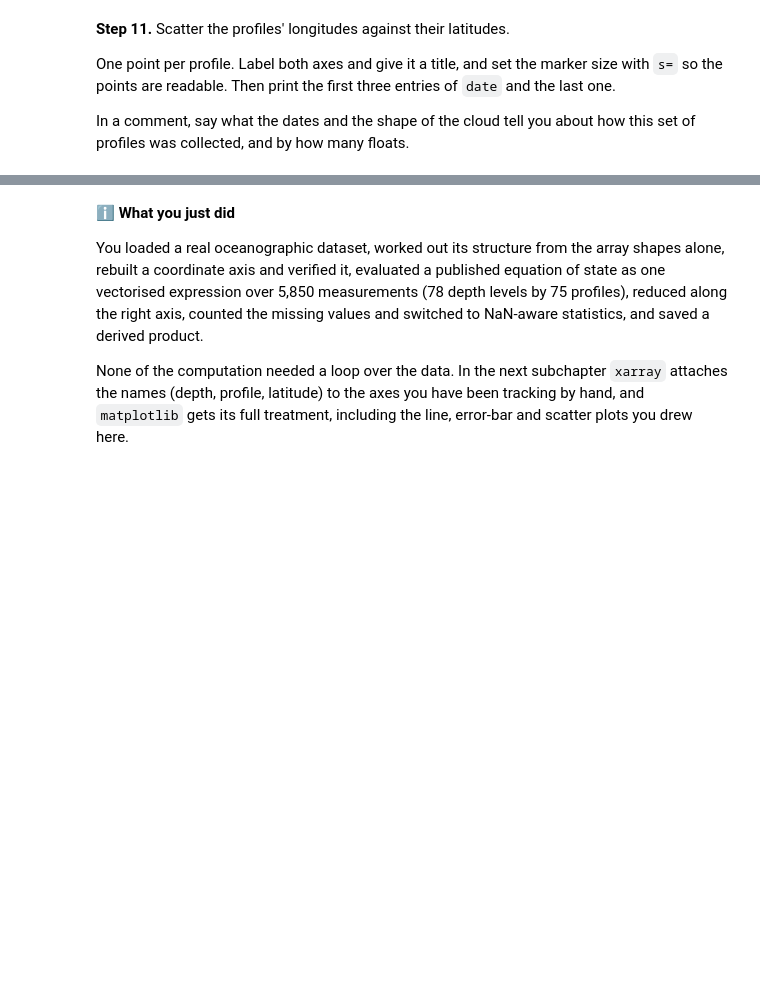
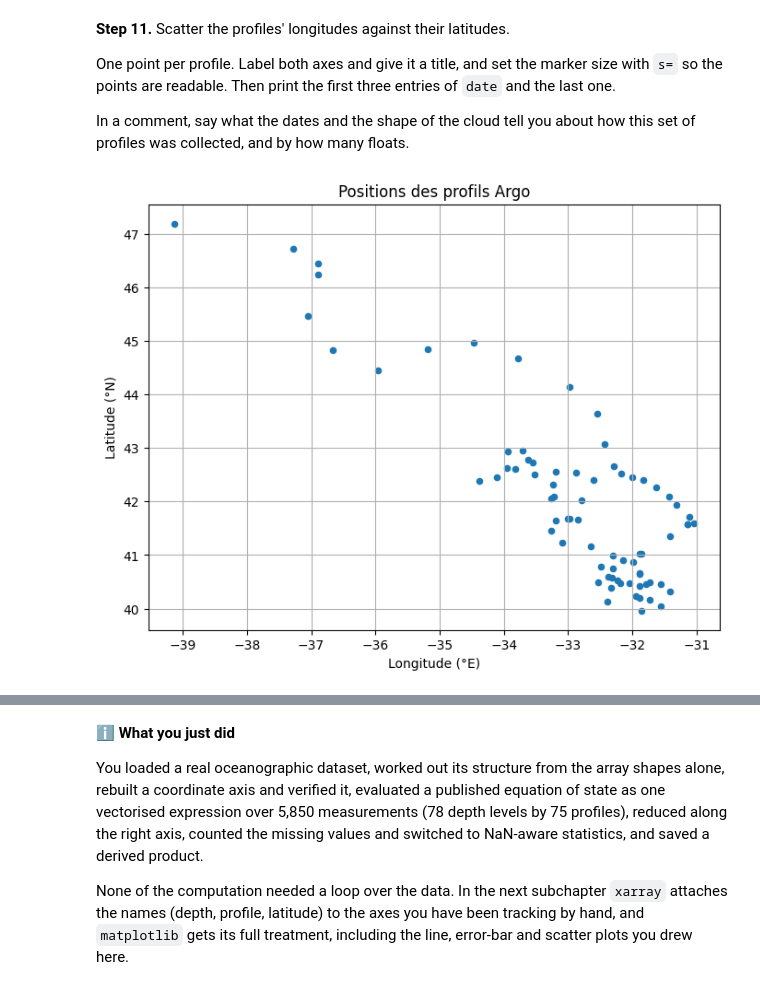
Before and after one commit to Rouliiane/2026_Intro_Python, a Jupyter notebook: part-I/1.3-numpy-exercises.ipynb, the cells around one changed output, grey strips where cells are left out. Drawn from its saved outputs; the diff is of its cells as text; code cells hidden in the pictures; blank space fills up the shorter version.

```diff
--- a/part-I/1.3-numpy-exercises.ipynb
+++ b/part-I/1.3-numpy-exercises.ipynb
@@ -1059,0 +1100,28 @@ profiles was collected, and by how many floats.
+# %%
+# Your solution here
+# Hint: plt.scatter(lon, lat)
+# Hint: lon and lat have one entry per profile, not per level
+# Hint: look at the spacing between consecutive dates
+
+import matplotlib.pyplot as plt
+
+plt.figure(figsize=(8, 6))
+plt.scatter(lon, lat, s=20)
+plt.xlabel("Longitude (°E)")
+plt.ylabel("Latitude (°N)")
+plt.title("Positions des profils Argo")
+plt.grid(True)
+plt.show()
+
+print("Trois premières dates de collecte:", date[:3])
+print("Dernière date de collecte:", date[-1])
+
+# Commentaire sur l'interprétation des dates et de la forme du nuage de points :
+# Les dates montrent des intervalles d'environ 10 jours entre les profils consécutifs,
+# ce qui est typique du cycle de fonctionnement d'une bouée Argo (environ 10 jours de dérive).
+# Le nuage de points représente la trajectoire d'une seule bouée (ou d'un très petit nombre de bouées)
+# sur une période donnée, car les points sont connectés et ne sont pas dispersés sur une vaste zone.
+# On observe un déplacement général vers le sud-est au fil du temps (en regardant l'ordre des dates
+# et la position géographique), ce qui indique la dérive de la bouée avec les courants océaniques.
+# %% [output]
+[figure, added]
```
Also changed, not shown: parts of 4 cells of this notebook.
